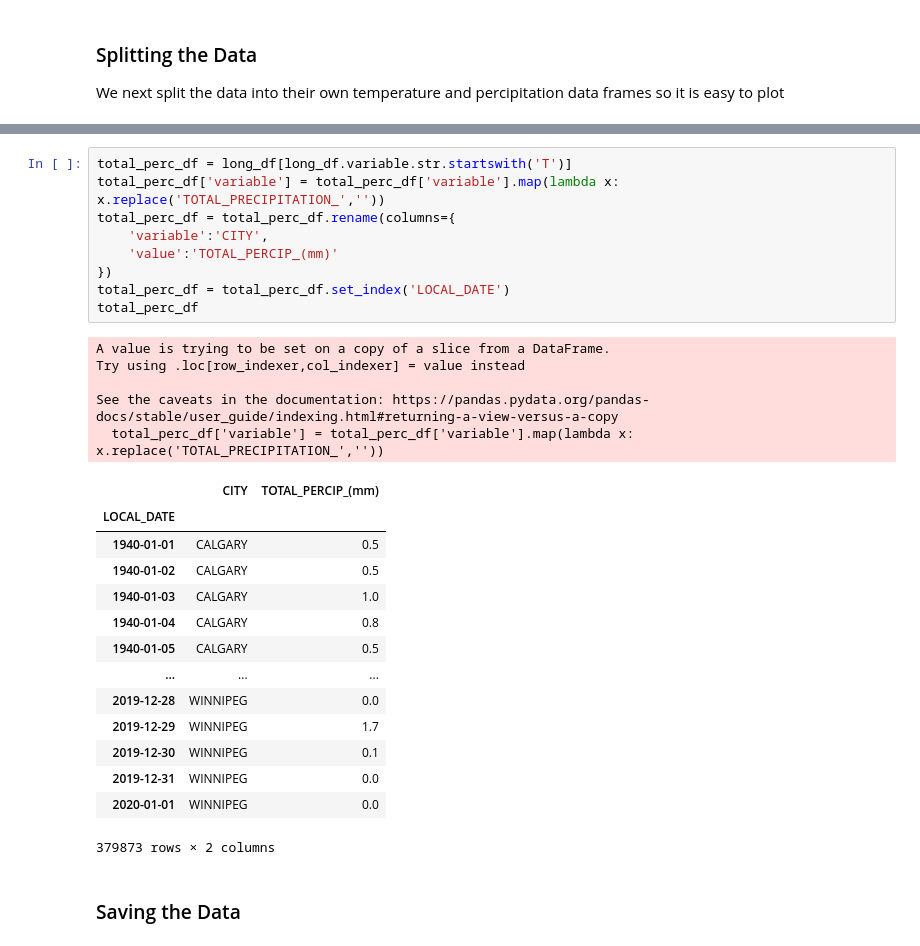
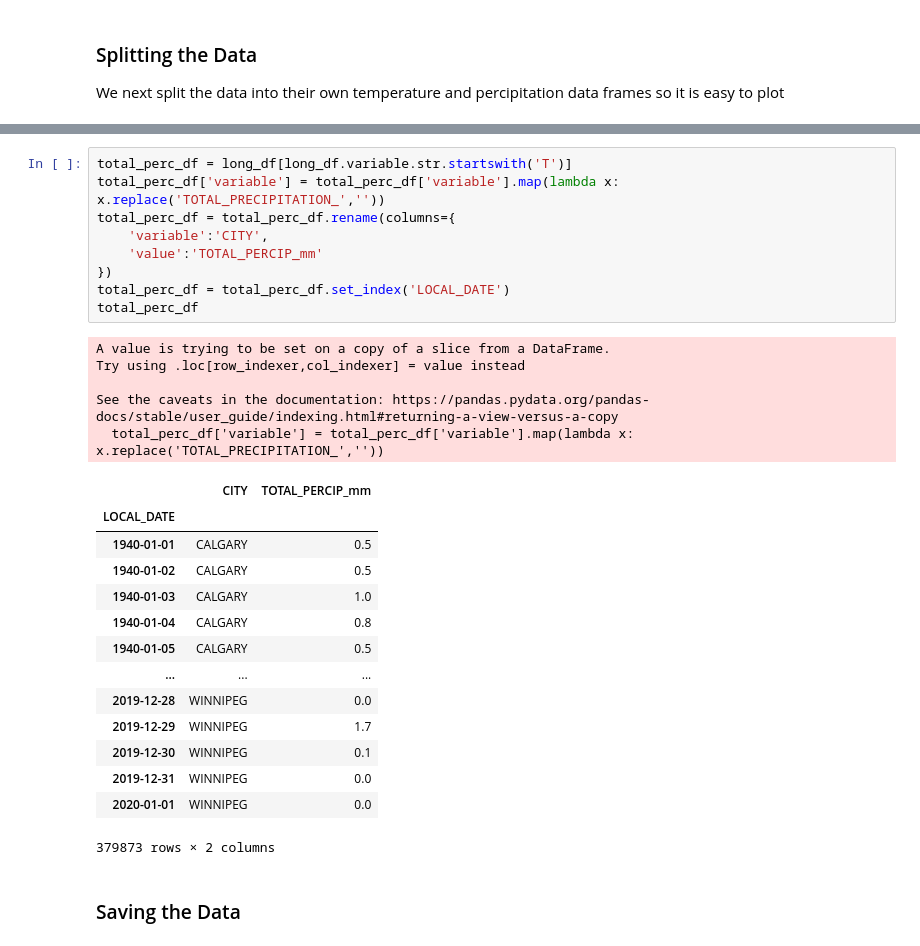
Before and after one commit to UBC-MDS/climadash, a Jupyter notebook: src/preprocessing_book.ipynb, the cells around one changed output, grey strips where cells are left out. Cells and saved outputs as stored; diff of their text form.

```diff
--- a/src/preprocessing_book.ipynb
+++ b/src/preprocessing_book.ipynb
@@ -145,19 +145,19 @@ See the caveats in the documentation: https://pandas.pydata.org/pandas-docs/stab
 # %%
 total_perc_df = long_df[long_df.variable.str.startswith('T')]
 total_perc_df['variable'] = total_perc_df['variable'].map(lambda x: x.replace('TOTAL_PRECIPITATION_',''))
 total_perc_df = total_perc_df.rename(columns={
     'variable':'CITY',
-    'value':'TOTAL_PERCIP_(mm)'
+    'value':'TOTAL_PERCIP_mm'
 })
 total_perc_df = total_perc_df.set_index('LOCAL_DATE')
 total_perc_df
 # %% [output]
 A value is trying to be set on a copy of a slice from a DataFrame.
 Try using .loc[row_indexer,col_indexer] = value instead
 
 See the caveats in the documentation: https://pandas.pydata.org/pandas-docs/stable/user_guide/indexing.html#returning-a-view-versus-a-copy
   total_perc_df['variable'] = total_perc_df['variable'].map(lambda x: x.replace('TOTAL_PRECIPITATION_',''))
-|  | CITY | TOTAL_PERCIP_(mm) |
+|  | CITY | TOTAL_PERCIP_mm |
 | LOCAL_DATE |  |  |
 | 1940-01-01 | CALGARY | 0.5 |
 | 1940-01-02 | CALGARY | 0.5 |
```
Also changed, not shown: parts of 1 cell of this notebook, 2 other files.
